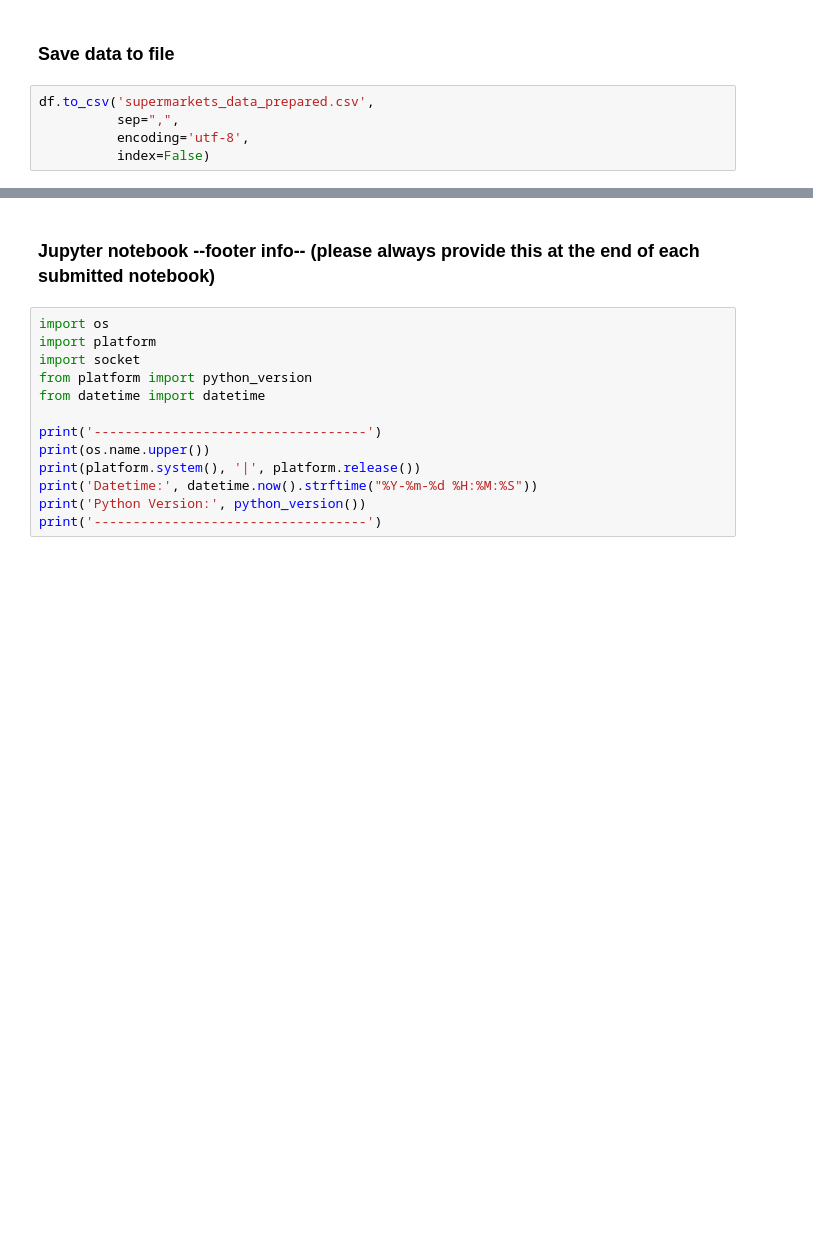
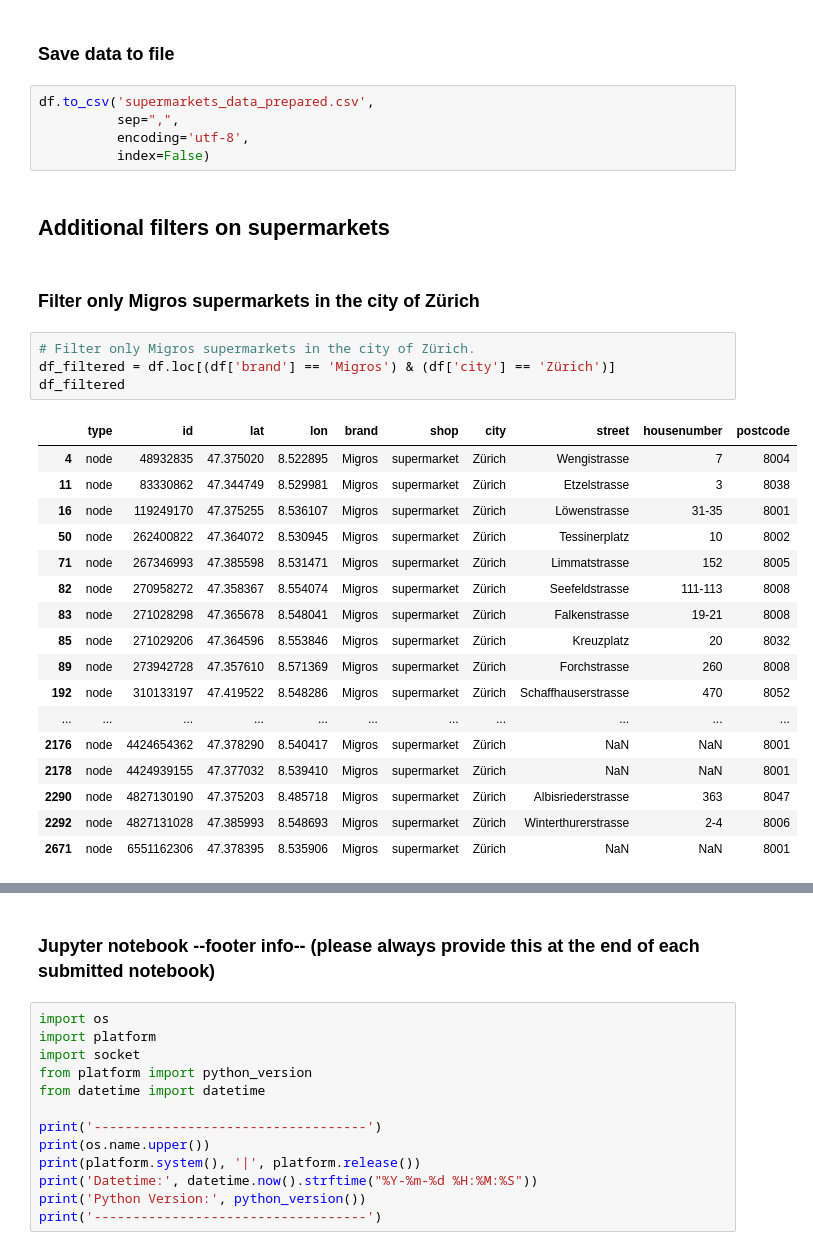
Before and after one commit to ninawueest/data_analytics, a Jupyter notebook: Week_02/supermarkets_data_preparation.ipynb, the cells around one changed output, grey strips where cells are left out. Cells and saved outputs as stored; diff of their text form; blank space fills up the shorter version.

```diff
--- a/Week_02/supermarkets_data_preparation.ipynb
+++ b/Week_02/supermarkets_data_preparation.ipynb
@@ -167,3 +167,29 @@ df.to_csv('supermarkets_data_prepared.csv',
           sep=",",
           encoding='utf-8',
           index=False)
+# %% [markdown]
+## Additional filters on supermarkets
+# %% [markdown]
+<h3>Filter only Migros supermarkets in the city of Zürich</h3>
+# %%
+# Filter only Migros supermarkets in the city of Zürich.
+df_filtered = df.loc[(df['brand'] == 'Migros') & (df['city'] == 'Zürich')]
+df_filtered
+# %% [output]
+|  | type | id | lat | lon | brand | shop | city | street | housenumber | postcode |
+| 4 | node | 48932835 | 47.375020 | 8.522895 | Migros | supermarket | Zürich | Wengistrasse | 7 | 8004 |
+| 11 | node | 83330862 | 47.344749 | 8.529981 | Migros | supermarket | Zürich | Etzelstrasse | 3 | 8038 |
+| 16 | node | 119249170 | 47.375255 | 8.536107 | Migros | supermarket | Zürich | Löwenstrasse | 31-35 | 8001 |
+| 50 | node | 262400822 | 47.364072 | 8.530945 | Migros | supermarket | Zürich | Tessinerplatz | 10 | 8002 |
+| 71 | node | 267346993 | 47.385598 | 8.531471 | Migros | supermarket | Zürich | Limmatstrasse | 152 | 8005 |
+| 82 | node | 270958272 | 47.358367 | 8.554074 | Migros | supermarket | Zürich | Seefeldstrasse | 111-113 | 8008 |
+| 83 | node | 271028298 | 47.365678 | 8.548041 | Migros | supermarket | Zürich | Falkenstrasse | 19-21 | 8008 |
+| 85 | node | 271029206 | 47.364596 | 8.553846 | Migros | supermarket | Zürich | Kreuzplatz | 20 | 8032 |
+| 89 | node | 273942728 | 47.357610 | 8.571369 | Migros | supermarket | Zürich | Forchstrasse | 260 | 8008 |
+| 192 | node | 310133197 | 47.419522 | 8.548286 | Migros | supermarket | Zürich | Schaffhauserstrasse | 470 | 8052 |
+| ... | ... | ... | ... | ... | ... | ... | ... | ... | ... | ... |
+| 2176 | node | 4424654362 | 47.378290 | 8.540417 | Migros | supermarket | Zürich | NaN | NaN | 8001 |
+| 2178 | node | 4424939155 | 47.377032 | 8.539410 | Migros | supermarket | Zürich | NaN | NaN | 8001 |
+| 2290 | node | 4827130190 | 47.375203 | 8.485718 | Migros | supermarket | Zürich | Albisriederstrasse | 363 | 8047 |
+| 2292 | node | 4827131028 | 47.385993 | 8.548693 | Migros | supermarket | Zürich | Winterthurerstrasse | 2-4 | 8006 |
+| 2671 | node | 6551162306 | 47.378395 | 8.535906 | Migros | supermarket | Zürich | NaN | NaN | 8001 |
```
Also changed, not shown: parts of 11 cells of this notebook, 5 other files.
